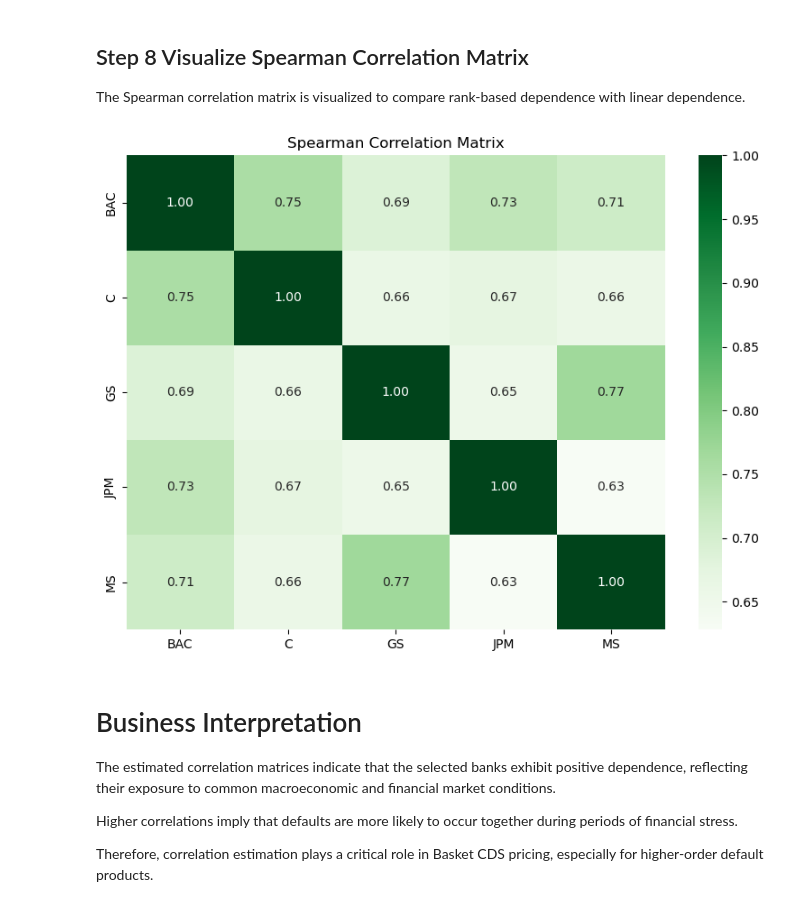
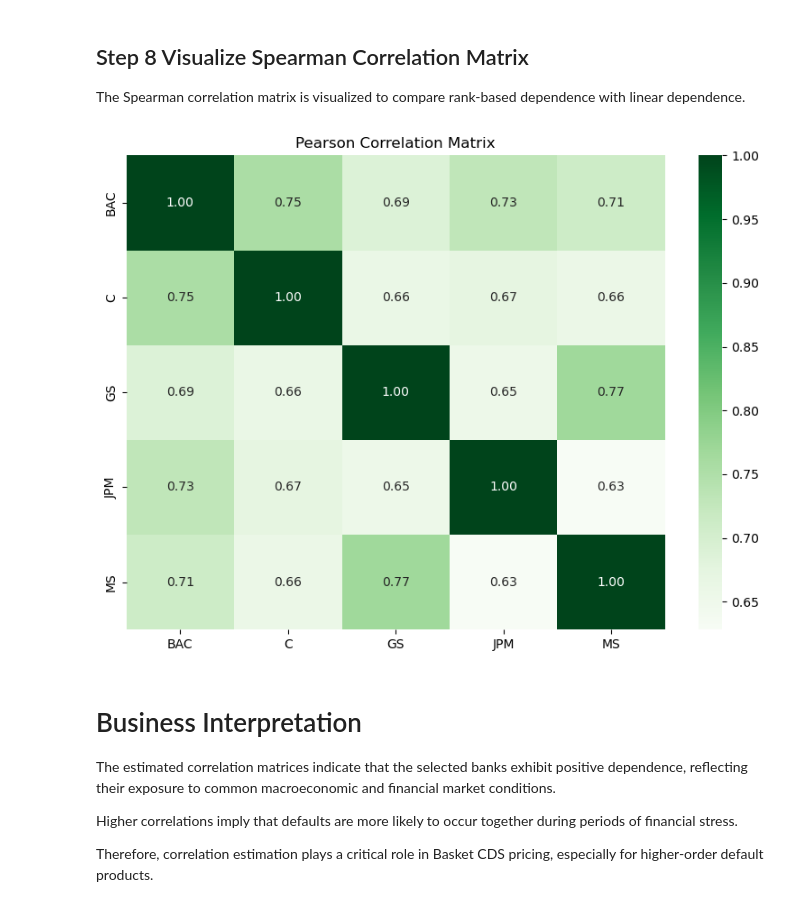
Before and after one commit to Lilly0813/Credit-risk-modeling, a Jupyter notebook: Notebooks/03_correlation_estimation.ipynb, the cells around one changed output. Drawn from its saved outputs; the diff is of its cells as text; code cells hidden in the pictures.

```diff
--- a/Notebooks/03_correlation_estimation.ipynb
+++ b/Notebooks/03_correlation_estimation.ipynb
@@ -142,22 +142,22 @@ The Spearman correlation matrix is visualized to compare rank-based dependence w
 # %%
 plt.figure(figsize=(8,6))
 
 sns.heatmap(
     spearman_corr,
     annot=True,
     cmap="Greens",
     fmt=".2f"
 )
 
-plt.title("Spearman Correlation Matrix")
+plt.title("Pearson Correlation Matrix")
 
 plt.tight_layout()
 
 
 
 plt.show()
 # %% [output]
-[figure, old version]
+[figure, new version]
 # %% [markdown]
 # Business Interpretation
 
```
Also changed, not shown: 2 other files.
